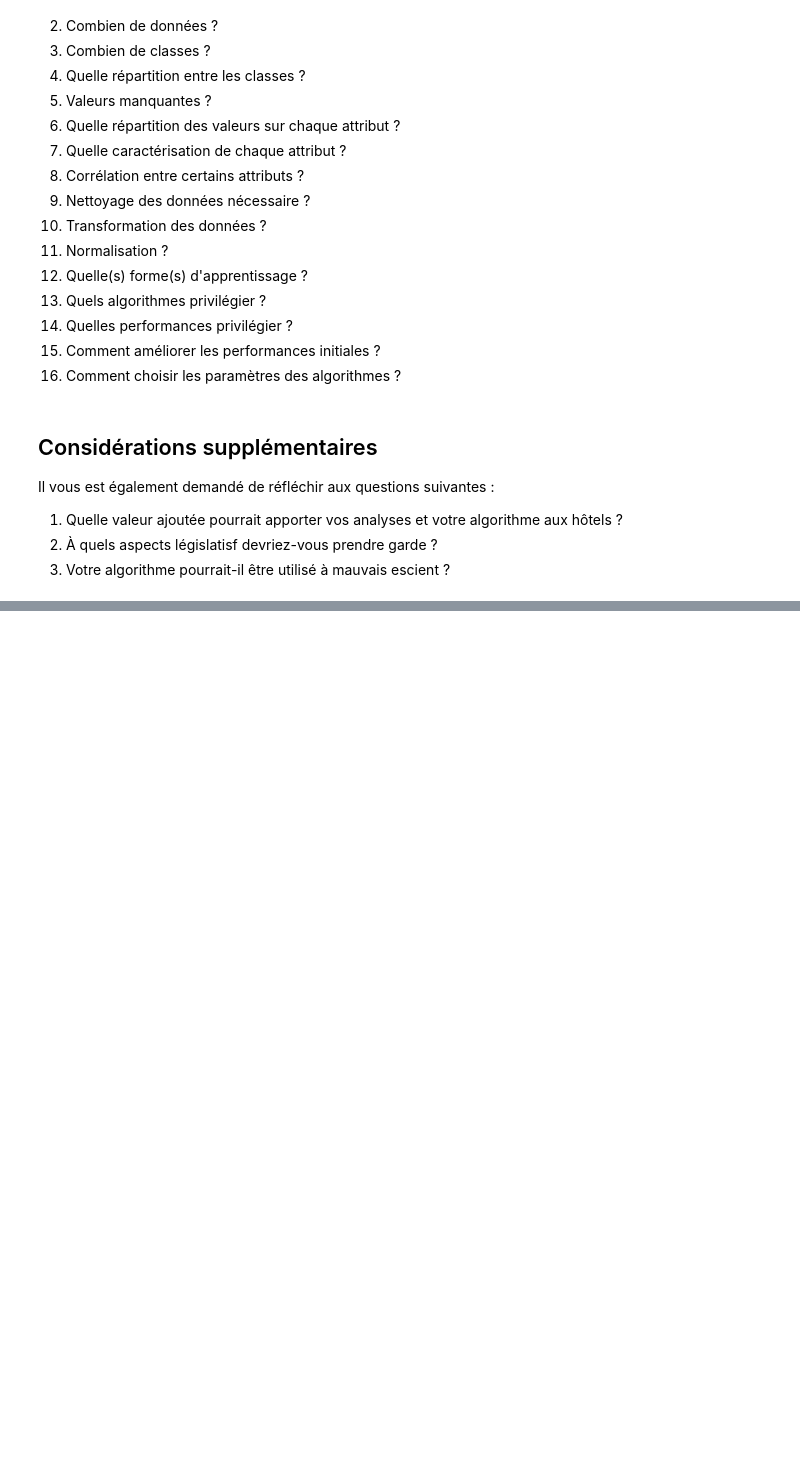
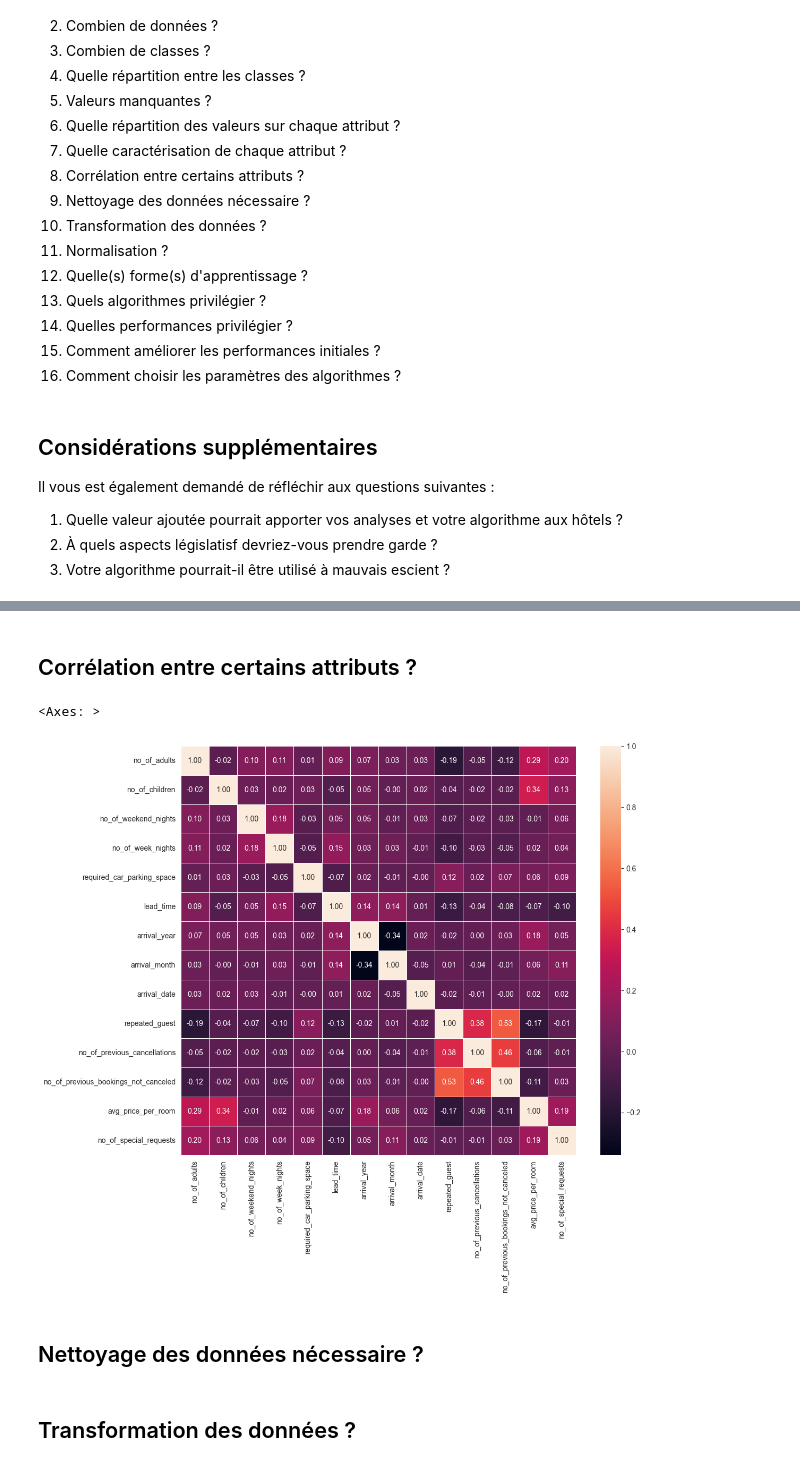
Before and after one commit to AD99i/hotel_booking, a Jupyter notebook: TP10 - Machine Learning avec Python.ipynb, the cells around one changed output, grey strips where cells are left out. Saved outputs shown, nothing was run; the diff lists cells and outputs as text; code cells hidden in the pictures; blank space fills up the shorter version.

```diff
--- a/TP10 - Machine Learning avec Python.ipynb
+++ b/TP10 - Machine Learning avec Python.ipynb
@@ -81,0 +90,3 @@ Il vous est également demandé de réfléchir aux questions suivantes :
+# %%
+df = pd.read_csv('Hotel_Booking.csv',delimiter=';')
+print("Nombre d'attributs : ", len(df.columns))
@@ -81,0 +186,17 @@ Il vous est également demandé de réfléchir aux questions suivantes :
+# %% [markdown]
+## Corrélation entre certains attributs ?
+# %%
+# 1. Sélection des colonnes numériques uniquement
+numeric_df = df.select_dtypes(include='number')
+
+# 2. Calcul des corrélations
+correlation_matrix = numeric_df.corr()
+
+# 3 Affichage de la heatmap
+plt.figure(figsize=(12, 10))
+sns.heatmap(correlation_matrix, annot=True, fmt=".2f",linewidths=.5, cbar=True)
+# %% [output]
+<Axes: >
+[figure, added]
+# %% [markdown]
+## Nettoyage des données nécessaire ?
@@ -81,0 +212,2 @@ Il vous est également demandé de réfléchir aux questions suivantes :
+# %% [markdown]
+## Transformation des données ?
```
Also changed, not shown: parts of 37 cells of this notebook.
